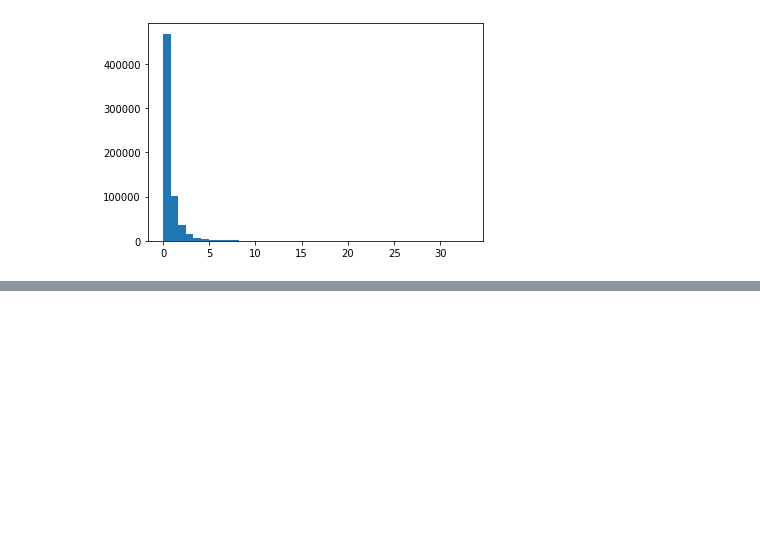
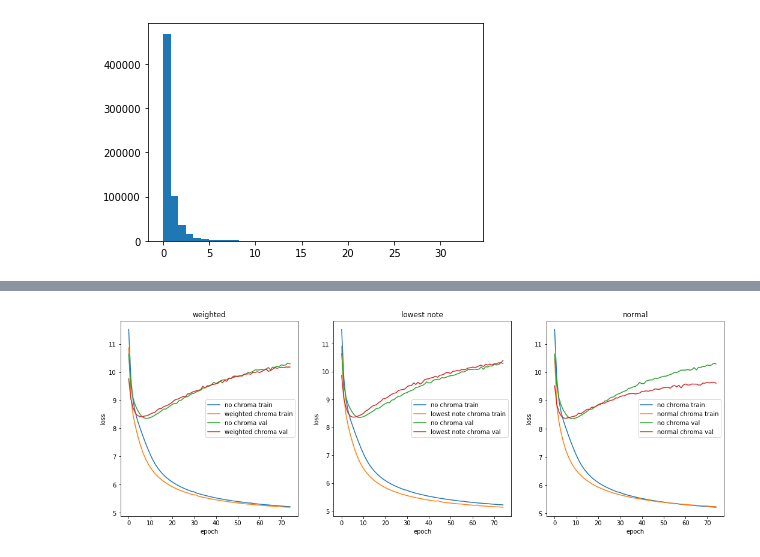
Before and after one commit to aleathwick/380-music-representation, a Jupyter notebook: data_exploration.ipynb, the cells around one changed output, grey strips where cells are left out. Cells and saved outputs as stored; diff of their text form; code cells hidden in the pictures; blank space fills up the shorter version.

```diff
--- a/data_exploration.ipynb
+++ b/data_exploration.ipynb
@@ -102,0 +143,26 @@ len(lengths)
+# %%
+# Comparison of the four different chroma schemes
+chroma_type = {6: 'weighted', 7: 'lowest note', 10: 'normal'}
+graph_pos = 131
+plt.figure(figsize=(18,6))
+for no, chroma in chroma_type.items():
+    with open(f'models/nbc/nbcmodel5/history75e.json', 'r') as f:
+        hist = ast.literal_eval(json.load(f))
+    with open(f'models/nbc/nbcmodel{no}/history75e.json', 'r') as f:
+        hist2 = ast.literal_eval(json.load(f))
+    plt.subplot(graph_pos)
+    graph_pos += 1
+    metric = 'loss'
+    # print(hist)
+    plt.plot(hist[metric])
+    plt.plot(hist2[metric])
+    plt.plot(hist['val_' + metric])
+    plt.plot(hist2['val_' + metric])
+    plt.title(chroma)
+    plt.ylabel(metric)
+    plt.xlabel('epoch')
+    plt.legend(['no chroma train', chroma + ' chroma train', 'no chroma val', chroma + ' chroma val'], loc='right')
+plt.savefig('?')
+plt.show()
+# %% [output]
+[figure, added]
```
Also changed, not shown: parts of 11 cells of this notebook, 13 other files.
